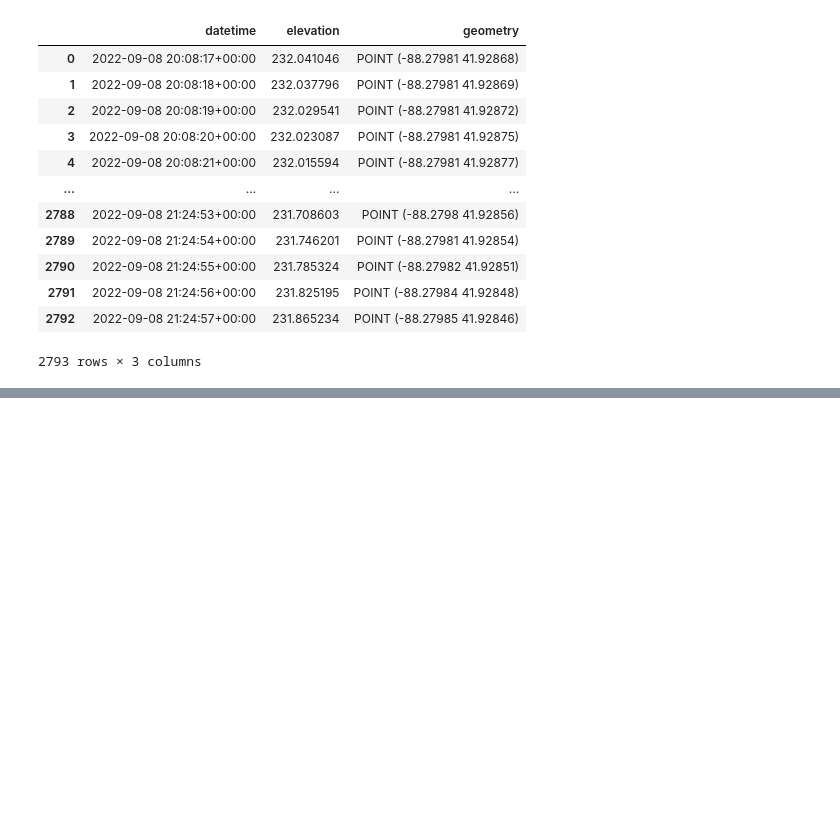
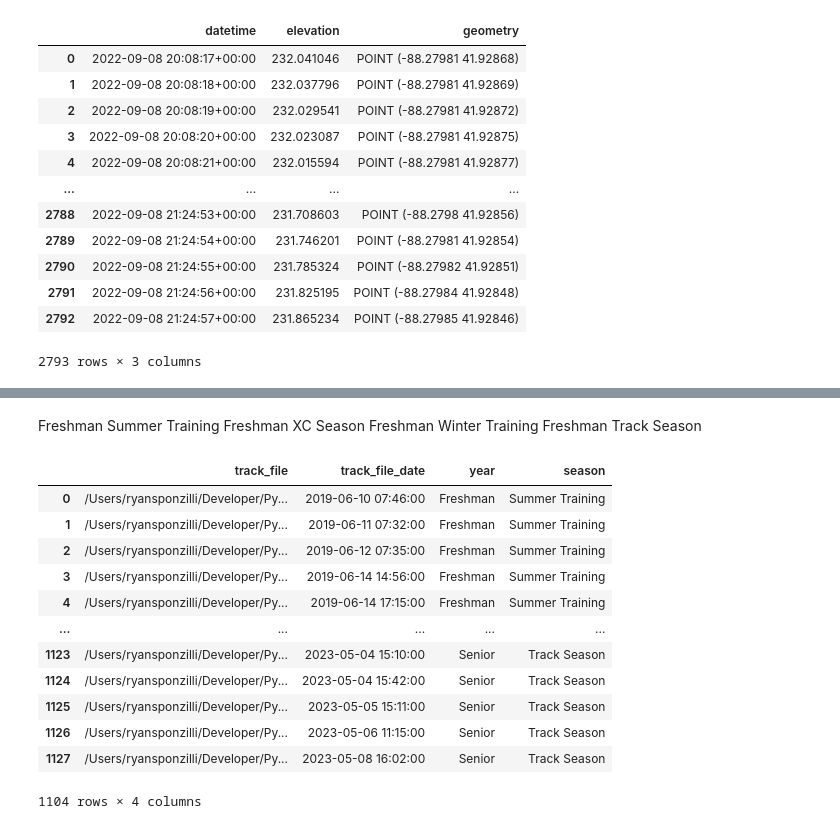
Before and after one commit to ryguy2k4/xc-routes, a Jupyter notebook: notebooks/gpx_tracks.ipynb, the cells around one changed output, grey strips where cells are left out. Cells and saved outputs as stored; diff of their text form; code cells hidden in the pictures; blank space fills up the shorter version.

```diff
--- a/notebooks/gpx_tracks.ipynb
+++ b/notebooks/gpx_tracks.ipynb
@@ -38,0 +38,32 @@ gdf.explore()
+# %% [markdown]
+Freshman Summer Training
+Freshman XC Season
+Freshman Winter Training
+Freshman Track Season
+# %%
+MIN_DATE = datetime(2019, 6, 10)
+MAX_DATE = datetime(2023, 5, 16)
+seasons = pd.DataFrame([
+    {"year": "Freshman", "season": "Summer Training", "start_date": datetime(2019, 6, 10), "end_date": datetime(2019, 8, 11)},
+    {"year": "Freshman", "season": "XC Season", "start_date": datetime(2019, 8, 12), "end_date": datetime(2019, 11, 7)},
+    {"year": "Freshman", "season": "Winter Training", "start_date": datetime(2019, 11, 23), "end_date": datetime(2020, 1, 26)},
+    {"year": "Freshman", "season": "Track Season", "start_date": datetime(2020, 1, 27), "end_date": datetime(2020, 5, 1)},
+    {"year": "Sophomore", "season": "Summer Training", "start_date": datetime(2020, 5, 26), "end_date": datetime(2020, 8, 9)},
+    {"year": "Sophomore", "season": "XC Season", "start_date": datetime(2020, 8, 10), "end_date": datetime(2020, 10, 18)},
+    {"year": "Sophomore", "season": "Winter Training", "start_date": datetime(2020, 11, 9), "end_date": datetime(2021, 4, 4)},
+    {"year": "Sophomore", "season": "Track Season", "start_date": datetime(2021, 4, 5), "end_date": datetime(2021, 6, 9)},
+    {"year": "Junior", "season": "Summer Training", "start_date": datetime(2021, 6, 28), "end_date": datetime(2021, 8, 8)},
+    {"year": "Junior", "season": "XC Season", "start_date": datetime(2021, 8, 9), "end_date": datetime(2021, 10, 24)},
+    {"year": "Junior", "season": "Winter Training", "start_date": datetime(2021, 11, 22), "end_date": datetime(2022, 1, 30)},
+    {"year": "Junior", "season": "Track Season", "start_date": datetime(2022, 1, 31), "end_date": datetime(2022, 4, 27)},
+    {"year": "Senior", "season": "Summer Training", "start_date": datetime(2022, 6, 13), "end_date": datetime(2022, 8, 7)},
+    {"year": "Senior", "season": "XC Season", "start_date": datetime(2022, 8, 8), "end_date": datetime(2022, 11, 5)},
+    {"year": "Senior", "season": "Winter Training", "start_date": datetime(2022, 12, 1), "end_date": datetime(2023, 1, 29)},
+    {"year": "Senior", "season": "Track Season", "start_date": datetime(2023, 1, 30), "end_date": datetime(2023, 5, 16)},
+])
+
+def bucket_date(date):
+    for i, row in seasons.iterrows():
+        if (date >= row["start_date"]) & (date <= row["end_date"]):
+            return row["year"], row["season"]
+    return (None, None)
@@ -38,0 +82,16 @@ gdf.explore()
+# %%
+df_tracks
+# %% [output]
+|  | track_file | track_file_date | year | season |
+| 0 | /Users/ryansponzilli/Developer/Py... | 2019-06-10 07:46:00 | Freshman | Summer Training |
+| 1 | /Users/ryansponzilli/Developer/Py... | 2019-06-11 07:32:00 | Freshman | Summer Training |
+| 2 | /Users/ryansponzilli/Developer/Py... | 2019-06-12 07:35:00 | Freshman | Summer Training |
+| 3 | /Users/ryansponzilli/Developer/Py... | 2019-06-14 14:56:00 | Freshman | Summer Training |
+| 4 | /Users/ryansponzilli/Developer/Py... | 2019-06-14 17:15:00 | Freshman | Summer Training |
+| ... | ... | ... | ... | ... |
+| 1123 | /Users/ryansponzilli/Developer/Py... | 2023-05-04 15:10:00 | Senior | Track Season |
+| 1124 | /Users/ryansponzilli/Developer/Py... | 2023-05-04 15:42:00 | Senior | Track Season |
+| 1125 | /Users/ryansponzilli/Developer/Py... | 2023-05-05 15:11:00 | Senior | Track Season |
+| 1126 | /Users/ryansponzilli/Developer/Py... | 2023-05-06 11:15:00 | Senior | Track Season |
+| 1127 | /Users/ryansponzilli/Developer/Py... | 2023-05-08 16:02:00 | Senior | Track Season |
+1104 rows × 4 columns
```
Also changed, not shown: parts of 9 cells of this notebook, 3 other files.
